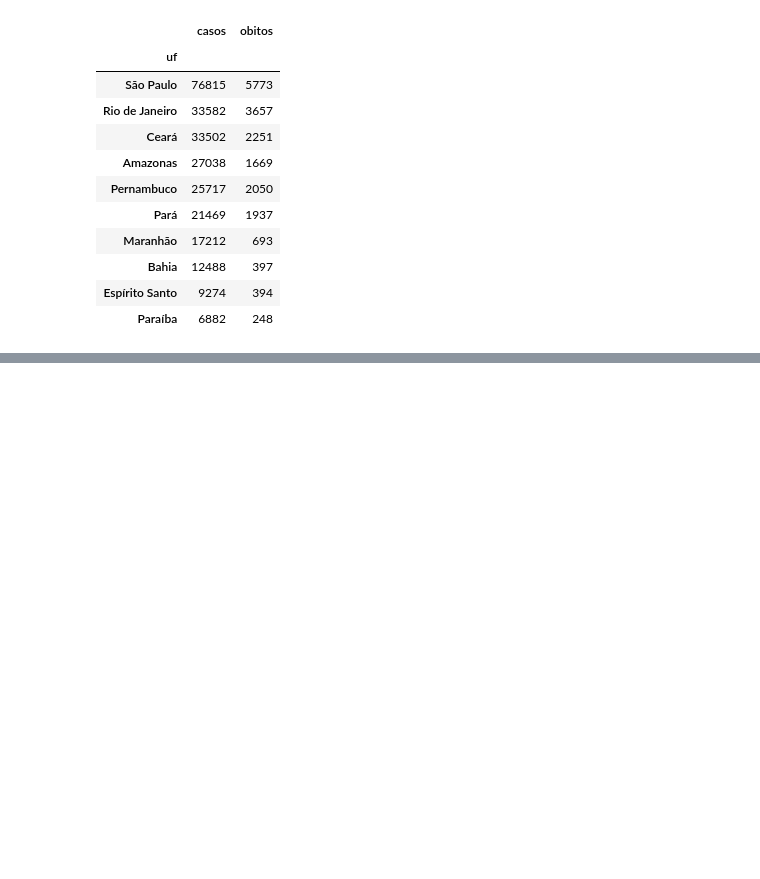
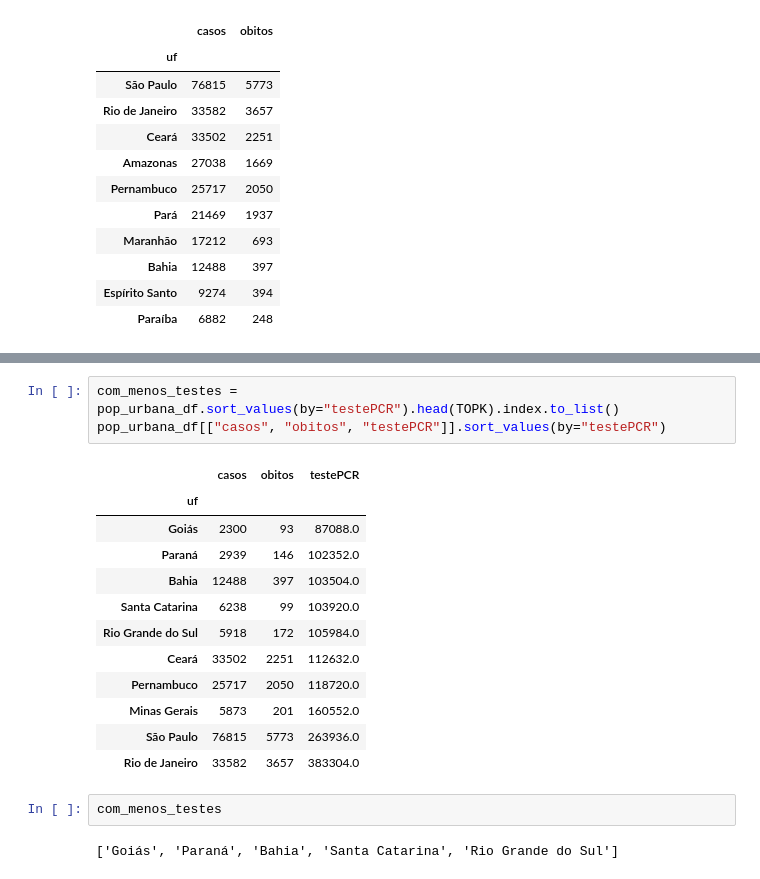
Before and after one commit to kenzosakiyama/corona_virus_brasil, a Jupyter notebook: notebooks/regioes_de_risco.ipynb, the cells around one changed output, grey strips where cells are left out. Cells and saved outputs as stored; diff of their text form; blank space fills up the shorter version.

```diff
--- a/notebooks/regioes_de_risco.ipynb
+++ b/notebooks/regioes_de_risco.ipynb
@@ -188,0 +200,20 @@ saude_df.sort_values(by="cloroquina", ascending=False)
+# %%
+com_menos_testes = pop_urbana_df.sort_values(by="testePCR").head(TOPK).index.to_list()
+pop_urbana_df[["casos", "obitos", "testePCR"]].sort_values(by="testePCR")
+# %% [output]
+|  | casos | obitos | testePCR |
+| uf |  |  |  |
+| Goiás | 2300 | 93 | 87088.0 |
+| Paraná | 2939 | 146 | 102352.0 |
+| Bahia | 12488 | 397 | 103504.0 |
+| Santa Catarina | 6238 | 99 | 103920.0 |
+| Rio Grande do Sul | 5918 | 172 | 105984.0 |
+| Ceará | 33502 | 2251 | 112632.0 |
+| Pernambuco | 25717 | 2050 | 118720.0 |
+| Minas Gerais | 5873 | 201 | 160552.0 |
+| São Paulo | 76815 | 5773 | 263936.0 |
+| Rio de Janeiro | 33582 | 3657 | 383304.0 |
+# %%
+com_menos_testes
+# %% [output]
+['Goiás', 'Paraná', 'Bahia', 'Santa Catarina', 'Rio Grande do Sul']
```
Also changed, not shown: parts of 16 cells of this notebook.
